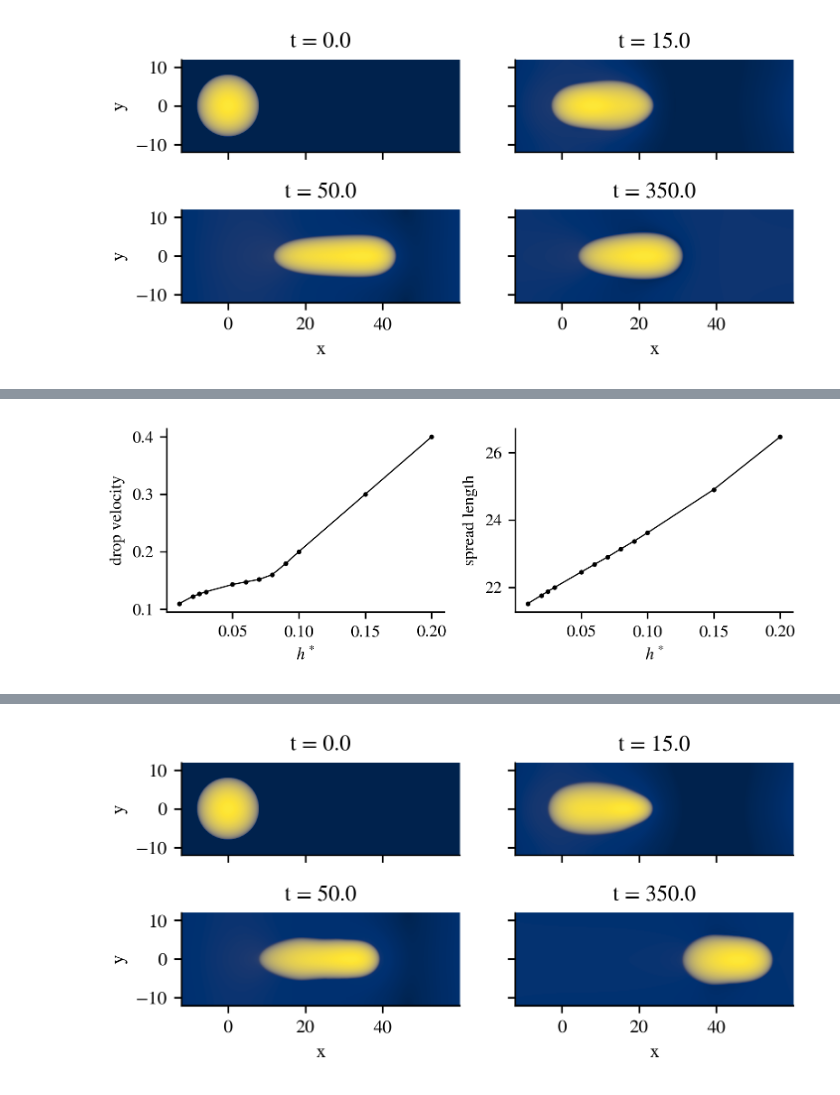
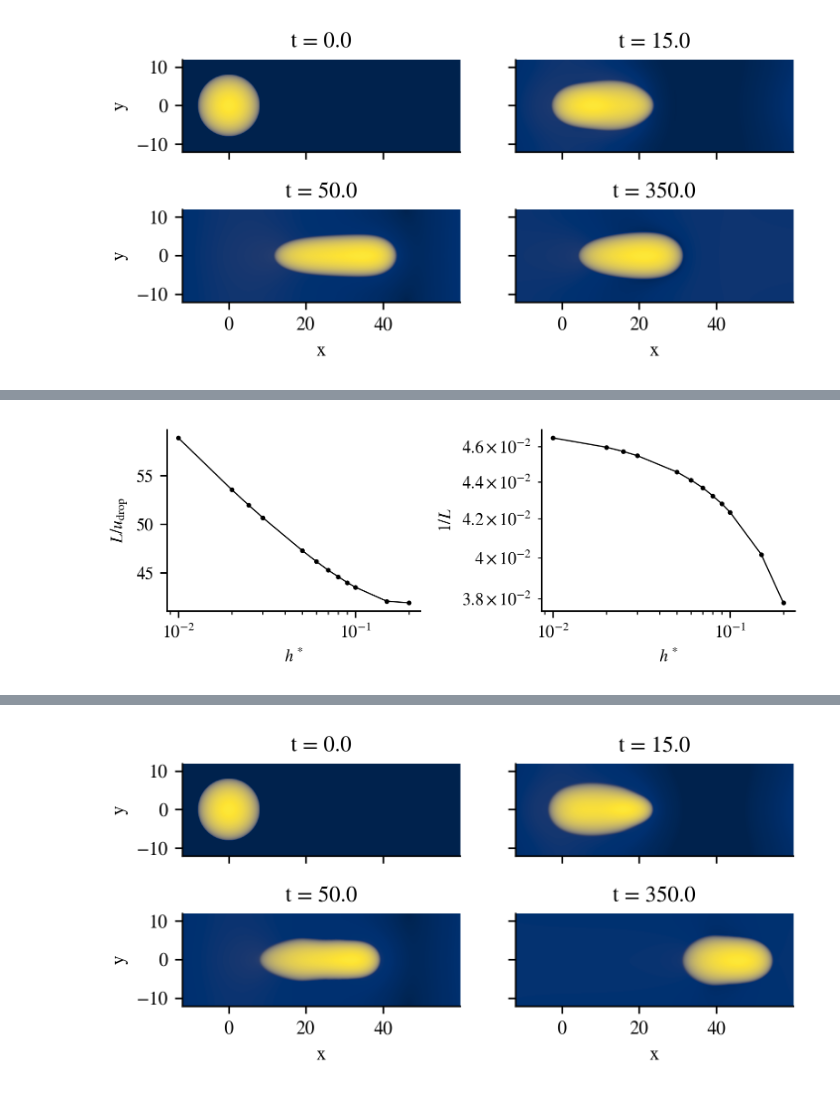
Before and after one commit to celliern/DropletSpreadingSim, a Jupyter notebook: scripts/90-figures.ipynb, the cells around one changed output, grey strips where cells are left out. Drawn from its saved outputs; the diff is of its cells as text; code cells hidden in the pictures.

```diff
--- a/scripts/90-figures.ipynb
+++ b/scripts/90-figures.ipynb
@@ -98,49 +218,70 @@ for ds in sorted(Path("../data/outputs/hs_effect_wreproj/").glob("*.nc")):
 # %%
 fig, (ax_vel, ax_spread) = plt.subplots(1, 2, figsize=(5.3, 2), sharex=True)
-ax_vel.plot(
-    *zip(
-        *[
-            (hs, ds.drop_velocity.isel(t=slice(-500, None)).mean())
-            for hs, ds in datasets.items()
-        ]
-    ),
-    marker=".",
-    color="k",
-    linewidth=0.65,
-    markersize=3,
-)
-ax_vel.set_xlabel("$h^*$")
-ax_vel.set_ylabel("drop velocity")
-ax_vel.set_title("")
 
-sns.despine(ax=ax_vel)
+# matplotlib.rc('text', usetex = True)
+# matplotlib.rc('font', **{'family' : "sans-serif"})
+# params= {'text.latex.preamble' : [r'\usepackage{amsmath}']}
+# pyplot.rcParams.update(params)
 
-ax_spread.plot(
-    *zip(
-        *[
-            (hs, ds.spread_len.isel(t=slice(-500, None)).mean())
-            for hs, ds in datasets.items()
-        ]
-    ),
-    marker=".",
-    color="k",
-    linewidth=0.65,
-    markersize=3,
-)
+with plt.rc_context(
+    {
+        "text.usetex": True,
+        "font.family": "sans-serif",
+        "text.latex.preamble": r"\usepackage{amsmath}",
+    }
+):
+    ax_vel.plot(
+        *zip(
+            *[
+                (
+                    hs,
+                    ds.spread_len.isel(t=slice(-800, None)).mean()
+                    / ds.attrs["drop_velocity"],
+                )
+                for hs, ds in datasets.items()
+            ]
+        ),
+        marker=".",
+        color="k",
+        linewidth=0.65,
+        markersize=3,
+    )
 
-ax_spread.set_xlabel("$h^*$")
-ax_spread.set_ylabel("spread length")
-ax_spread.set_title("")
+    ax_vel.set_xscale("log")
+    ax_vel.set_xlabel("$h^*$")
+    ax_vel.set_ylabel(r"$L / u_{\rm{drop}}$")
+    ax_vel.set_title("")
 
-sns.despine(ax=ax_spread)
-fig.tight_layout()
-fig.savefig(
-    "../reports/figures/fig-05.convergence_hs_spread_vel.pdf",
-    dpi=300,
-    bbox_inches="tight",
-)
+    sns.despine(ax=ax_vel)
+
+    ax_spread.plot(
+        *zip(
+            *[
+                (hs, 1 / ds.spread_len.isel(t=slice(-800, None)).mean())
+                for hs, ds in datasets.items()
+            ]
+        ),
+        marker=".",
+        color="k",
+        linewidth=0.65,
+        markersize=3,
+    )
+
+    ax_spread.set_xscale("log")
+    ax_spread.set_yscale("log")
+    ax_spread.set_xlabel("$h^*$")
+    ax_spread.set_ylabel(r"$1 / L$")
+    ax_spread.set_title("")
+
+    sns.despine(ax=ax_spread)
+    fig.tight_layout()
+    # fig.savefig(
+    #     "../reports/figures/fig-05.convergence_hs_spread_vel.pdf",
+    #     dpi=300,
+    #     bbox_inches="tight",
+    # )
 # %% [output]
-[figure, old version]
+[figure, new version]
 # %%
 fig, axs = plt.subplots(
     4, 3, figsize=(5.3, 4.5), sharex=True, sharey=True, constrained_layout=True
```
Also changed, not shown: parts of 19 cells of this notebook, 11 other files.
